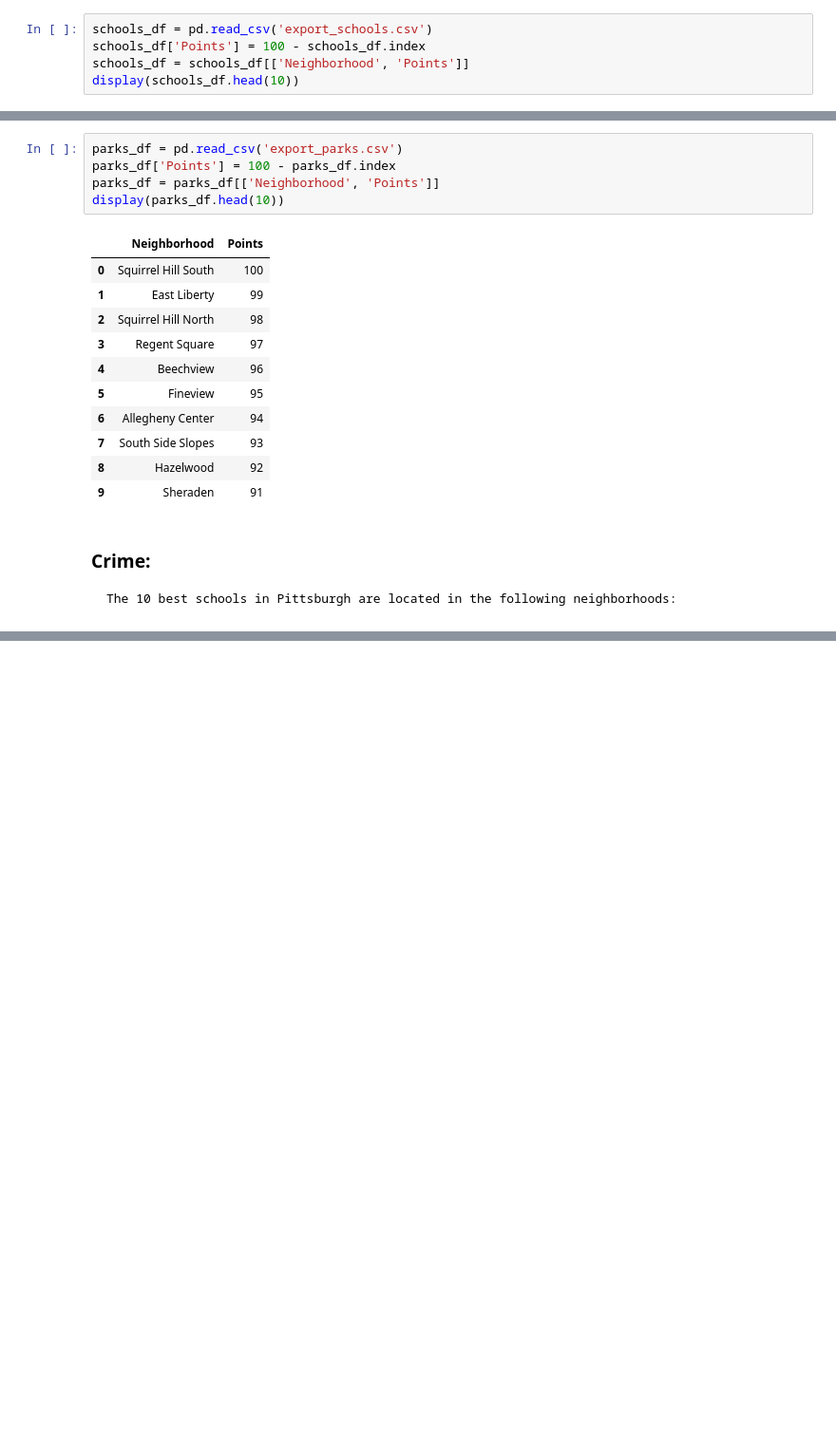
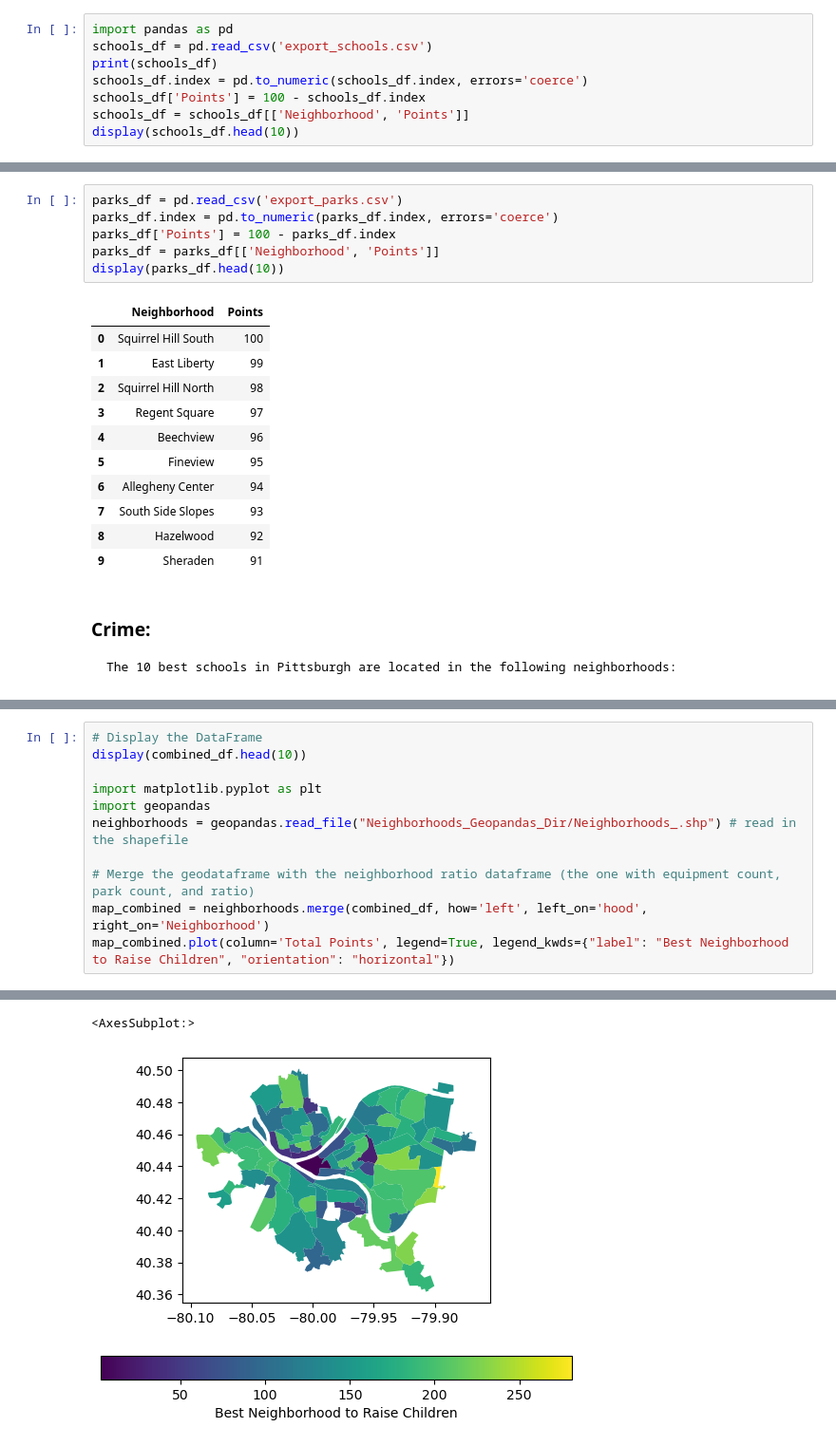
Before and after one commit to SalemZenati/BigIdeasFinalProject, a Jupyter notebook: Final_Project.ipynb, the cells around one changed output, grey strips where cells are left out. Shown at 95% size. Saved outputs shown, nothing was run; the diff lists cells and outputs as text; blank space fills up the shorter version.

```diff
--- a/Final_Project.ipynb
+++ b/Final_Project.ipynb
@@ -28,7 +21,10 @@ We based our best neighborhood on the following submetrics:
 ### Schools:
     The 10 best schools in Pittsburgh are located in the following neighborhoods:
 # %%
+import pandas as pd
 schools_df = pd.read_csv('export_schools.csv')
+print(schools_df)
+schools_df.index = pd.to_numeric(schools_df.index, errors='coerce')
 schools_df['Points'] = 100 - schools_df.index
 schools_df = schools_df[['Neighborhood', 'Points']]
 display(schools_df.head(10))
@@ -49,6 +59,7 @@ display(schools_df.head(10))
     The 10 best schools in Pittsburgh are located in the following neighborhoods:
 # %%
 parks_df = pd.read_csv('export_parks.csv')
+parks_df.index = pd.to_numeric(parks_df.index, errors='coerce')
 parks_df['Points'] = 100 - parks_df.index
 parks_df = parks_df[['Neighborhood', 'Points']]
 display(parks_df.head(10))
@@ -111,0 +125,12 @@ display(combined_df.head(10))
+# %%
+# Display the DataFrame
+display(combined_df.head(10))
+
+import matplotlib.pyplot as plt
+import geopandas
+neighborhoods = geopandas.read_file("Neighborhoods_Geopandas_Dir/Neighborhoods_.shp") # read in the shapefile
+
+# Merge the geodataframe with the neighborhood ratio dataframe (the one with equipment count, park count, and ratio)
+map_combined = neighborhoods.merge(combined_df, how='left', left_on='hood', right_on='Neighborhood')
+map_combined.plot(column='Total Points', legend=True, legend_kwds={"label": "Best Neighborhood to Raise Children", "orientation": "horizontal"})
+# %% [output]
@@ -111,0 +148,2 @@ display(combined_df.head(10))
+<AxesSubplot:>
+[figure, added]
```
Also changed, not shown: parts of 14 cells of this notebook, 1 other file.
